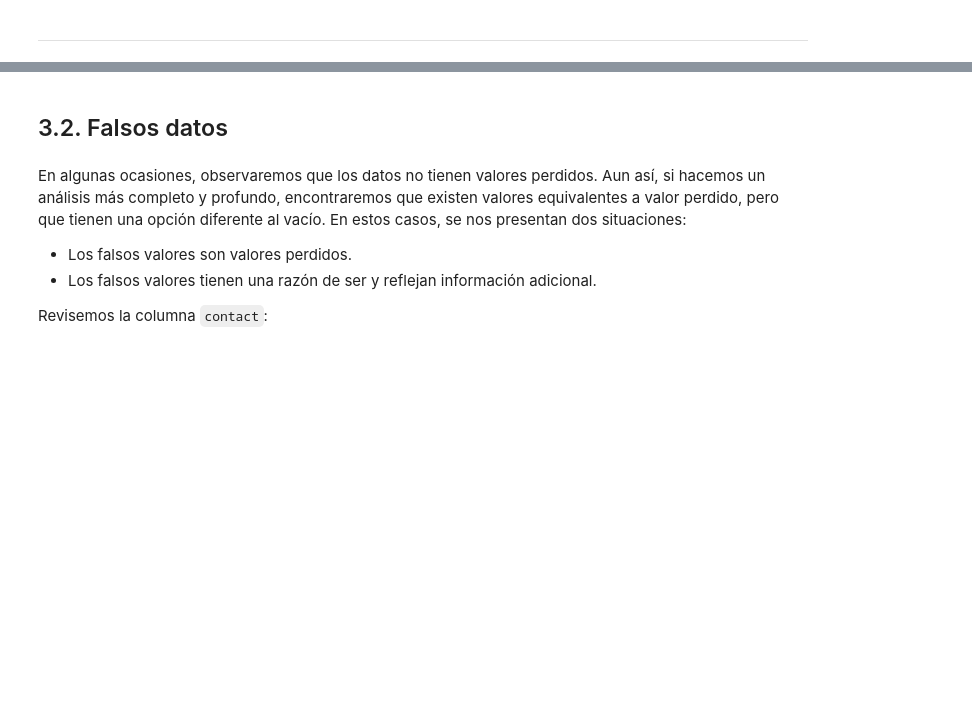
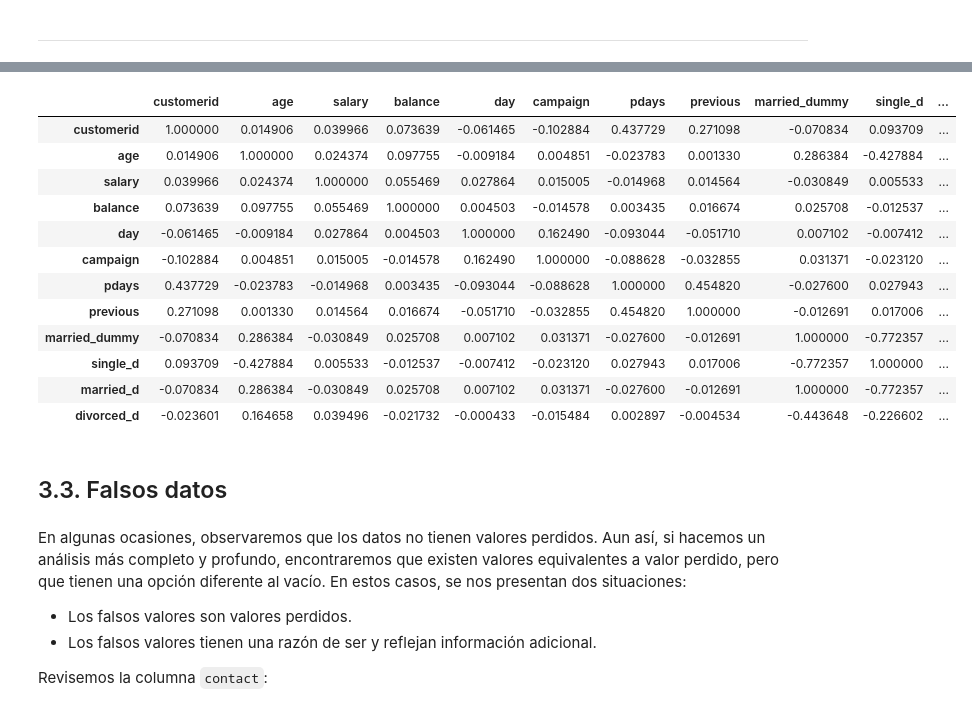
Before and after one commit to JuanMartinL/Data-Science-Crash-Course, a Jupyter notebook: Lecture 6 - Data Science - Data Cleaning/Lecture6_DataScience_DataCleaning_StudentCase.ipynb, the cells around one changed output, grey strips where cells are left out. Cells and saved outputs as stored; diff of their text form; code cells hidden in the pictures; blank space fills up the shorter version.

```diff
--- a/Lecture 6 - Data Science - Data Cleaning/Lecture6_DataScience_DataCleaning_StudentCase.ipynb
+++ b/Lecture 6 - Data Science - Data Cleaning/Lecture6_DataScience_DataCleaning_StudentCase.ipynb
@@ -501,0 +515,9 @@ data[data.month.isnull()]
+# %%
+import statistics
+
+# Imputacion
+valor = statistics.mode(data.month)
+
+data.month.fillna(valor, inplace = True)
+
+data.month.isnull().sum()
@@ -649,3 +699,15 @@ plt.show()
 #### Ejercicio
 # %% [markdown]
 Convierta la variable `duration` en una variable de segundos enteros.
+# %%
+# Elimino los segundos
+data['duration_fixed'] = data['duration'].str.replace(" sec", "")
+
+# Elimino los minutos
+data['duration_fixed'] = data['duration_fixed'].str.replace(" min", "")
+
+# Convertir en numero
+data['duration_fixed'] = data['duration_fixed'].astype(float)
+
+# Muestro la columna
+data['duration_fixed']
@@ -652,2 +727,5 @@ Convierta la variable `duration` en una variable de segundos enteros.
 # %% [markdown]
 Convierta la variable `jobedu` en dos columnas diferentes.
+# %%
+data[   ['job', 'edu']   ] = data['jobedu'].str.split(",", expand = True)
+data.head(2)
@@ -655,0 +743,5 @@ Convierta la variable `jobedu` en dos columnas diferentes.
+# %%
+import numpy as np
+
+data['married_dummy'] = np.where(data['marital'] == 'married', 1, 0)
+data[['marital', 'married_dummy']]
@@ -656,5 +762,27 @@ Convierta la variable `jobedu` en dos columnas diferentes.
+# %%
+import numpy as np
+
+
+data["single_d"] = np.where(data['marital'] == "single",   1,   0)
+data["married_d"] = np.where(data['marital'] == "married",   1,   0)
+data["divorced_d"] = np.where(data['marital'] == "divorced",   1,   0)
+data.corr()
+# %% [output]
+|  | customerid | age | salary | balance | day | campaign | pdays | previous | married_dummy | single_d | ... |
+| customerid | 1.000000 | 0.014906 | 0.039966 | 0.073639 | -0.061465 | -0.102884 | 0.437729 | 0.271098 | -0.070834 | 0.093709 | ... |
+| age | 0.014906 | 1.000000 | 0.024374 | 0.097755 | -0.009184 | 0.004851 | -0.023783 | 0.001330 | 0.286384 | -0.427884 | ... |
+| salary | 0.039966 | 0.024374 | 1.000000 | 0.055469 | 0.027864 | 0.015005 | -0.014968 | 0.014564 | -0.030849 | 0.005533 | ... |
+| balance | 0.073639 | 0.097755 | 0.055469 | 1.000000 | 0.004503 | -0.014578 | 0.003435 | 0.016674 | 0.025708 | -0.012537 | ... |
+| day | -0.061465 | -0.009184 | 0.027864 | 0.004503 | 1.000000 | 0.162490 | -0.093044 | -0.051710 | 0.007102 | -0.007412 | ... |
+| campaign | -0.102884 | 0.004851 | 0.015005 | -0.014578 | 0.162490 | 1.000000 | -0.088628 | -0.032855 | 0.031371 | -0.023120 | ... |
+| pdays | 0.437729 | -0.023783 | -0.014968 | 0.003435 | -0.093044 | -0.088628 | 1.000000 | 0.454820 | -0.027600 | 0.027943 | ... |
+| previous | 0.271098 | 0.001330 | 0.014564 | 0.016674 | -0.051710 | -0.032855 | 0.454820 | 1.000000 | -0.012691 | 0.017006 | ... |
+| married_dummy | -0.070834 | 0.286384 | -0.030849 | 0.025708 | 0.007102 | 0.031371 | -0.027600 | -0.012691 | 1.000000 | -0.772357 | ... |
+| single_d | 0.093709 | -0.427884 | 0.005533 | -0.012537 | -0.007412 | -0.023120 | 0.027943 | 0.017006 | -0.772357 | 1.000000 | ... |
+| married_d | -0.070834 | 0.286384 | -0.030849 | 0.025708 | 0.007102 | 0.031371 | -0.027600 | -0.012691 | 1.000000 | -0.772357 | ... |
+| divorced_d | -0.023601 | 0.164658 | 0.039496 | -0.021732 | -0.000433 | -0.015484 | 0.002897 | -0.004534 | -0.443648 | -0.226602 | ... |
 # %% [markdown]
-## 3.2. Falsos datos
+## 3.3. Falsos datos
 # %% [markdown]
 En algunas ocasiones, observaremos que los datos no tienen valores perdidos. Aun así, si hacemos un análisis más completo y profundo, encontraremos que existen valores equivalentes a valor perdido, pero que tienen una opción diferente al vacío. En estos casos, se nos presentan dos situaciones:
 
```
Also changed, not shown: parts of 12 cells of this notebook, 4 other files.
